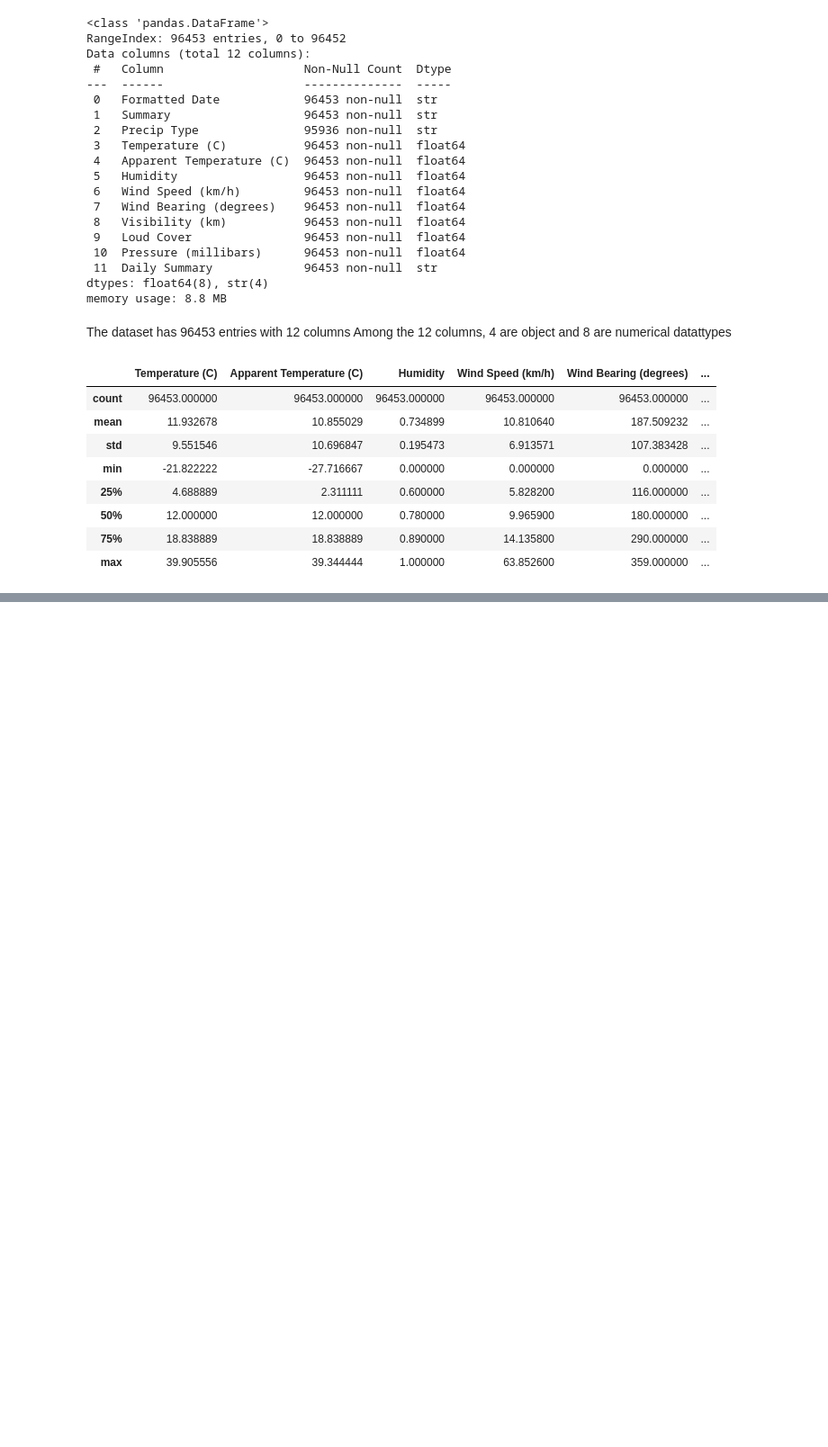
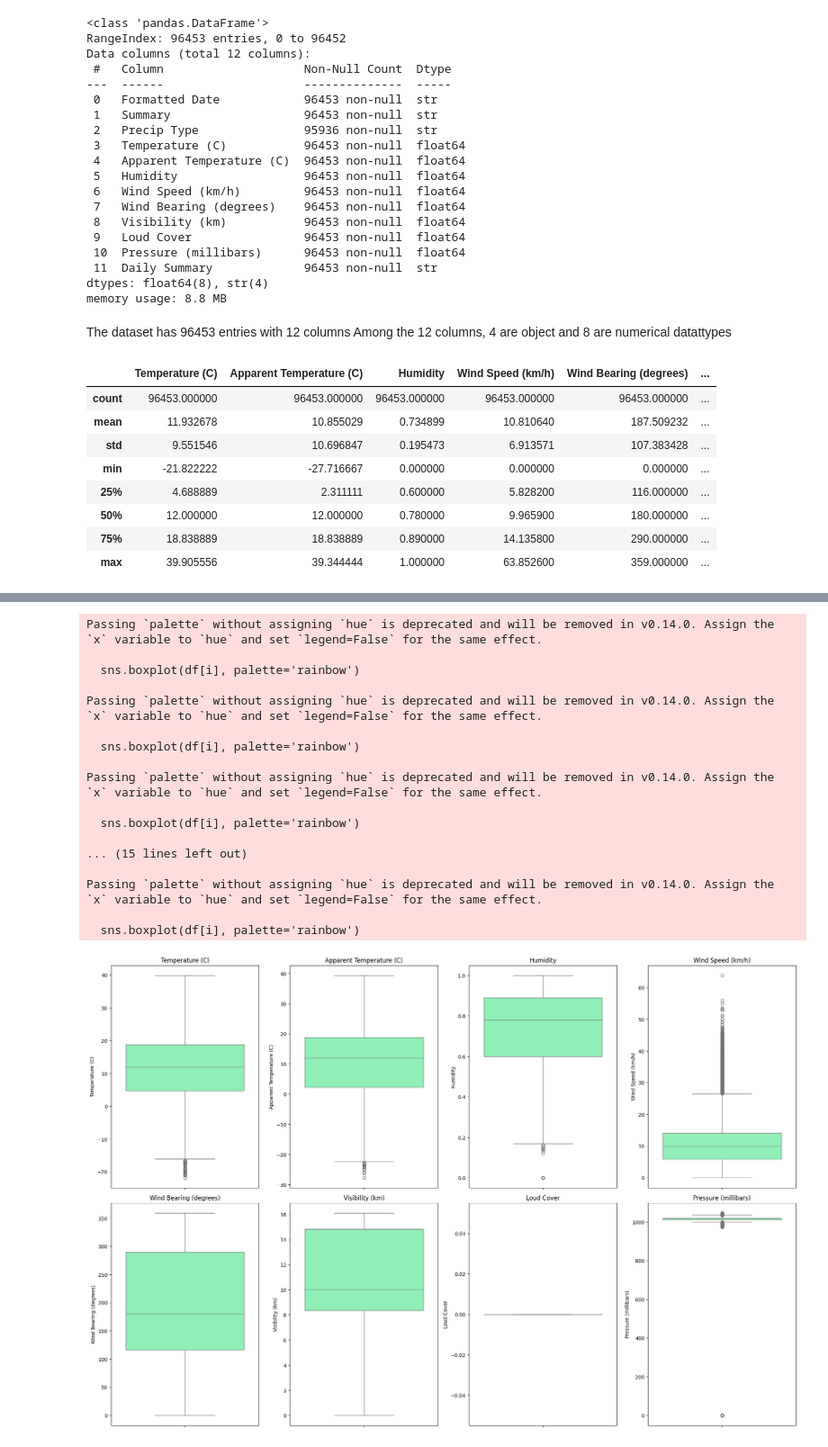
Before and after one commit to nomankhan0347893-web/mentorship-program-devsil, a Jupyter notebook: week_5_pro.ipynb, the cells around one changed output, grey strips where cells are left out. Shown at 90% size. Saved outputs shown, nothing was run; the diff lists cells and outputs as text; code cells hidden in the pictures; blank space fills up the shorter version.

```diff
--- a/week_5_pro.ipynb
+++ b/week_5_pro.ipynb
@@ -218,0 +258,3 @@ df.isnull().sum().sort
+# %%
+# filling the preicp column by mode
+df['Precip Type']=df['Precip Type'].fillna(df['Precip Type'].mode()[0])
@@ -218,0 +321,6 @@ df.isnull().sum().sort
+# %%
+# separating numerical and categorical variables
+
+df_num=df.select_dtypes(exclude=object)
+df_cat=df.select_dtypes(include=object)
+df_num
@@ -218,0 +343,31 @@ df.isnull().sum().sort
+# %%
+# checking for outliers through boxplot
+
+plt.figure(figsize=(20,20))
+
+re=1
+for i in df_num.columns:
+    plt.subplot(3,4,re)
+    sns.boxplot(df[i], palette='rainbow')
+    plt.title(i)
+    re+=1
+plt.tight_layout()
+# %% [output]
+Passing `palette` without assigning `hue` is deprecated and will be removed in v0.14.0. Assign the `x` variable to `hue` and set `legend=False` for the same effect.
+
+  sns.boxplot(df[i], palette='rainbow')
+
+Passing `palette` without assigning `hue` is deprecated and will be removed in v0.14.0. Assign the `x` variable to `hue` and set `legend=False` for the same effect.
+
+  sns.boxplot(df[i], palette='rainbow')
+
+Passing `palette` without assigning `hue` is deprecated and will be removed in v0.14.0. Assign the `x` variable to `hue` and set `legend=False` for the same effect.
+
+  sns.boxplot(df[i], palette='rainbow')
+
+... (15 lines left out)
+
+Passing `palette` without assigning `hue` is deprecated and will be removed in v0.14.0. Assign the `x` variable to `hue` and set `legend=False` for the same effect.
+
+  sns.boxplot(df[i], palette='rainbow')
+[figure, added]
```
Also changed, not shown: parts of 55 cells of this notebook.
